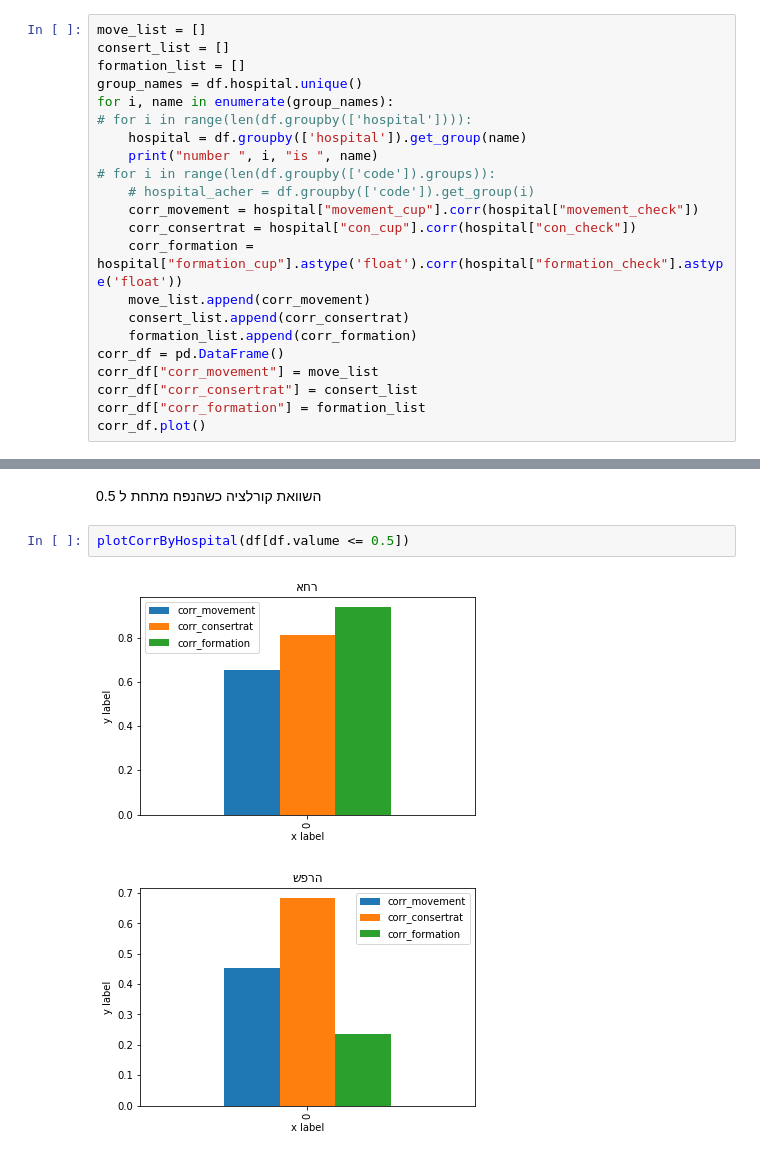
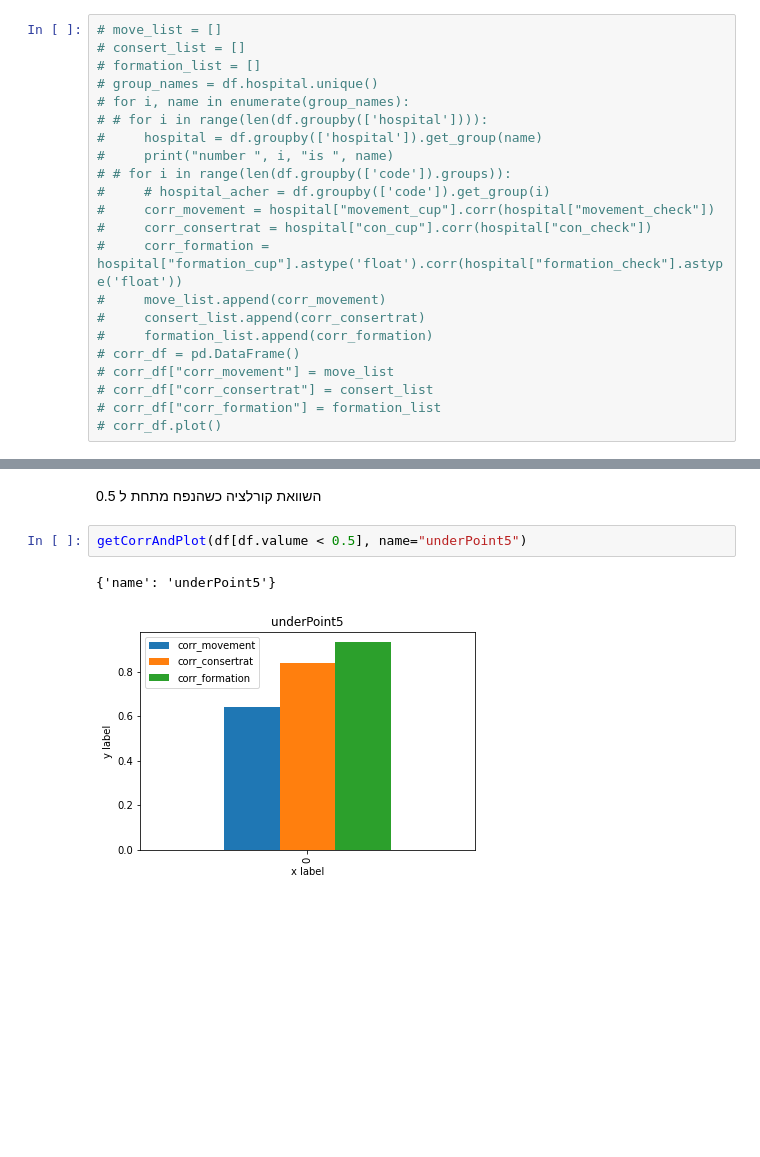
Before and after one commit to aviadm24/jupyter, a Jupyter notebook: machonPuah.ipynb, the cells around one changed output, grey strips where cells are left out. Saved outputs shown, nothing was run; the diff lists cells and outputs as text; blank space fills up the shorter version.

```diff
--- a/machonPuah.ipynb
+++ b/machonPuah.ipynb
@@ -120,22 +102,22 @@ print(len(df.groupby(['code']).groups))
 # %%
-move_list = []
-consert_list = []
-formation_list = []
-group_names = df.hospital.unique()
-for i, name in enumerate(group_names):
-# for i in range(len(df.groupby(['hospital']))):
-    hospital = df.groupby(['hospital']).get_group(name)
-    print("number ", i, "is ", name)
-# for i in range(len(df.groupby(['code']).groups)):
-    # hospital_acher = df.groupby(['code']).get_group(i)
-    corr_movement = hospital["movement_cup"].corr(hospital["movement_check"])
-    corr_consertrat = hospital["con_cup"].corr(hospital["con_check"])
-    corr_formation = hospital["formation_cup"].astype('float').corr(hospital["formation_check"].astype('float'))
-    move_list.append(corr_movement)
-    consert_list.append(corr_consertrat)
-    formation_list.append(corr_formation)
-corr_df = pd.DataFrame()
-corr_df["corr_movement"] = move_list
-corr_df["corr_consertrat"] = consert_list
-corr_df["corr_formation"] = formation_list
-corr_df.plot()
+# move_list = []
+# consert_list = []
+# formation_list = []
+# group_names = df.hospital.unique()
+# for i, name in enumerate(group_names):
+# # for i in range(len(df.groupby(['hospital']))):
+#     hospital = df.groupby(['hospital']).get_group(name)
+#     print("number ", i, "is ", name)
+# # for i in range(len(df.groupby(['code']).groups)):
+#     # hospital_acher = df.groupby(['code']).get_group(i)
+#     corr_movement = hospital["movement_cup"].corr(hospital["movement_check"])
+#     corr_consertrat = hospital["con_cup"].corr(hospital["con_check"])
+#     corr_formation = hospital["formation_cup"].astype('float').corr(hospital["formation_check"].astype('float'))
+#     move_list.append(corr_movement)
+#     consert_list.append(corr_consertrat)
+#     formation_list.append(corr_formation)
+# corr_df = pd.DataFrame()
+# corr_df["corr_movement"] = move_list
+# corr_df["corr_consertrat"] = consert_list
+# corr_df["corr_formation"] = formation_list
+# corr_df.plot()
@@ -202,7 +165,7 @@ plotCorrByHospital(df[df.valume > 0.5])
 # %% [markdown]
 השוואת קורלציה כשהנפח מתחת ל 0.5
 # %%
-plotCorrByHospital(df[df.valume <= 0.5])
+getCorrAndPlot(df[df.valume < 0.5], name="underPoint5")
 # %% [output]
+{'name': 'underPoint5'}
-[figure, old version]
+[figure, new version]
-[figure, removed]
```
Also changed, not shown: parts of 8 cells of this notebook.
